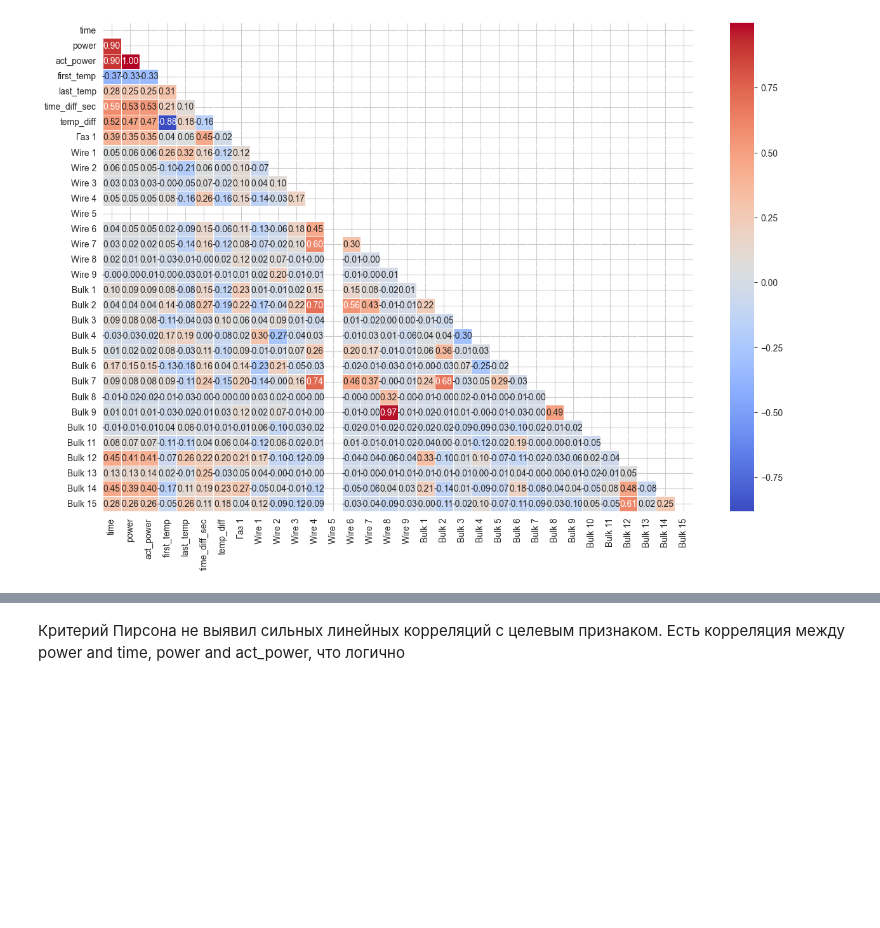
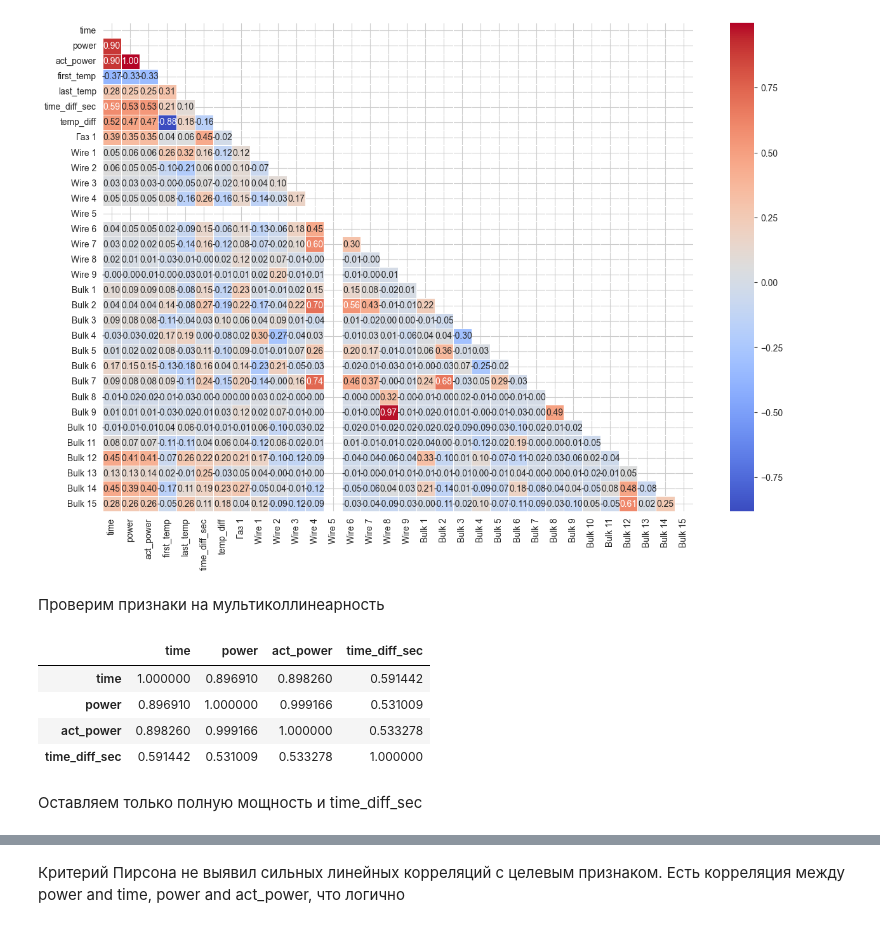
Before and after one commit to AleksTurov/Data-Science, a Jupyter notebook: industry_steel/industry_steel.ipynb, the cells around one changed output, grey strips where cells are left out. Cells and saved outputs as stored; diff of their text form; code cells hidden in the pictures; blank space fills up the shorter version.

```diff
--- a/industry_steel/industry_steel.ipynb
+++ b/industry_steel/industry_steel.ipynb
@@ -927,3 +972,16 @@ plt.yticks(rotation=0)
 plt.show()
 # %% [output]
 [figure]
+# %% [markdown]
+Проверим признаки на мультиколлинеарность
+# %%
+display(df[['time', 'power',
+       'act_power', 'time_diff_sec']].corr())
+# %% [output]
+|  | time | power | act_power | time_diff_sec |
+| time | 1.000000 | 0.896910 | 0.898260 | 0.591442 |
+| power | 0.896910 | 1.000000 | 0.999166 | 0.531009 |
+| act_power | 0.898260 | 0.999166 | 1.000000 | 0.533278 |
+| time_diff_sec | 0.591442 | 0.531009 | 0.533278 | 1.000000 |
+# %% [markdown]
+Оставляем только полную мощность и time_diff_sec
```
Also changed, not shown: parts of 39 cells of this notebook, 4 other files.
